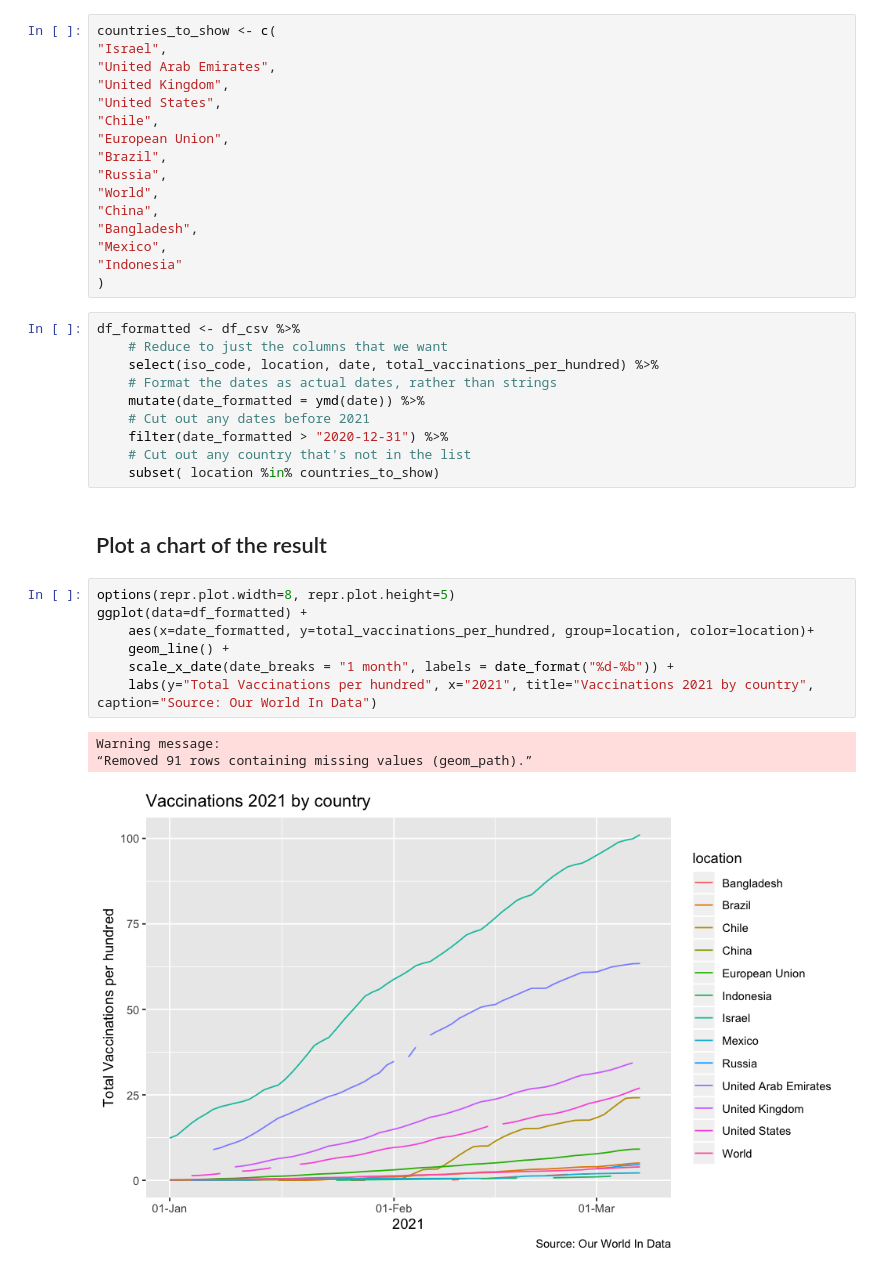
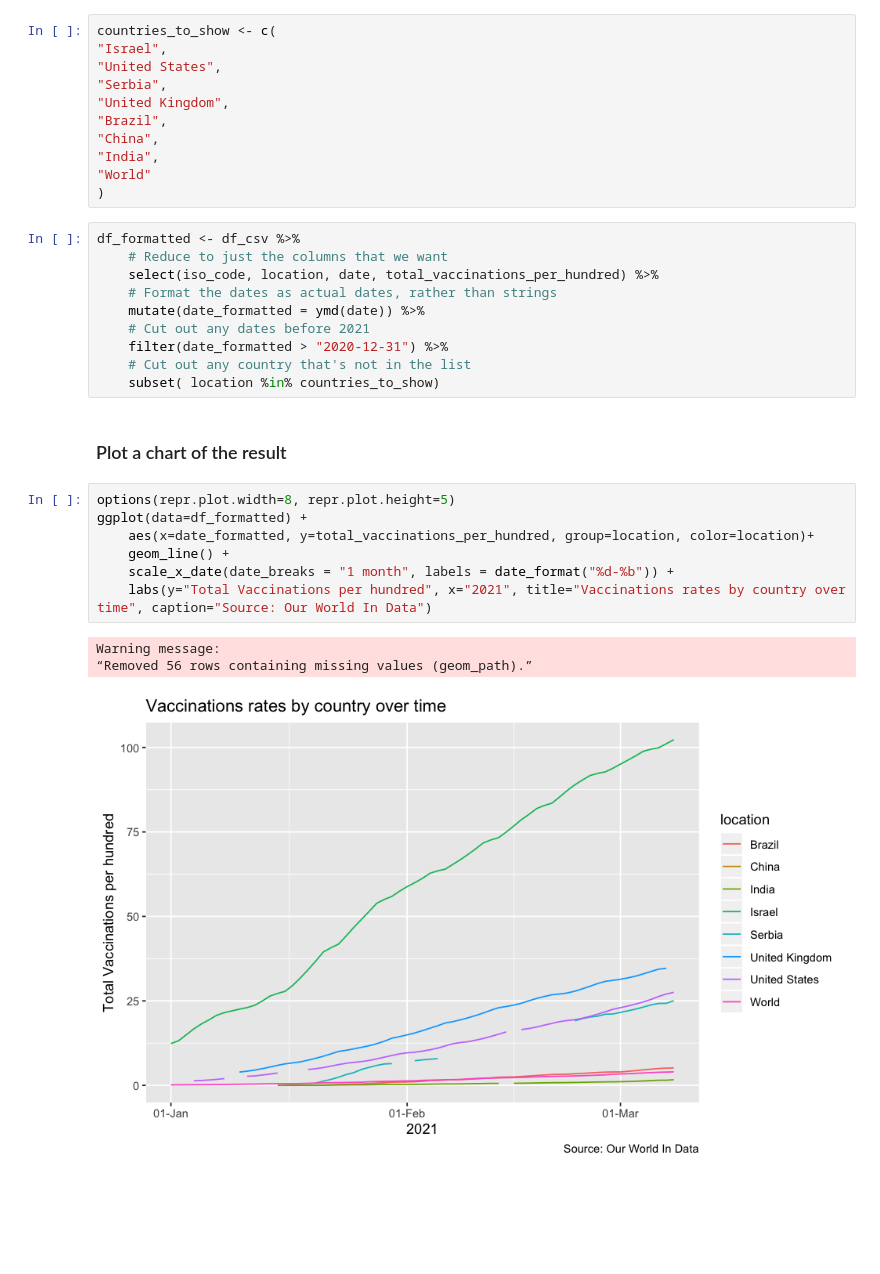
Before and after one commit to chris-creditdesign/nature-herd-immunity-data, a Jupyter notebook: nature-herd-immunity-v1.ipynb, the cells around one changed output. Saved outputs shown, nothing was run; the diff lists cells and outputs as text; blank space fills up the shorter version.

```diff
--- a/nature-herd-immunity-v1.ipynb
+++ b/nature-herd-immunity-v1.ipynb
@@ -51,18 +57,13 @@ The filter to just show dates in 2021.
 # %%
 countries_to_show <- c(
 "Israel",
-"United Arab Emirates",
+"United States",
+"Serbia",
 "United Kingdom",
-"United States",
-"Chile",
-"European Union",
 "Brazil",
-"Russia",
-"World",
 "China",
-"Bangladesh",
-"Mexico",
-"Indonesia"
+"India",
+"World"
 )
 # %%
 df_formatted <- df_csv %>%
@@ -75,15 +76,15 @@ df_formatted <- df_csv %>%
     # Cut out any country that's not in the list
     subset( location %in% countries_to_show)
 # %% [markdown]
-## Plot a chart of the result
+### Plot a chart of the result
 # %%
 options(repr.plot.width=8, repr.plot.height=5)
 ggplot(data=df_formatted) +
     aes(x=date_formatted, y=total_vaccinations_per_hundred, group=location, color=location)+
     geom_line() +
     scale_x_date(date_breaks = "1 month", labels = date_format("%d-%b")) +
-    labs(y="Total Vaccinations per hundred", x="2021", title="Vaccinations 2021 by country", caption="Source: Our World In Data")
+    labs(y="Total Vaccinations per hundred", x="2021", title="Vaccinations rates by country over time", caption="Source: Our World In Data")
 # %% [output]
 Warning message:
-“Removed 91 rows containing missing values (geom_path).”
+“Removed 56 rows containing missing values (geom_path).”
-[figure, old version]
+[figure, new version]
```
Also changed, not shown: parts of 16 cells of this notebook.
